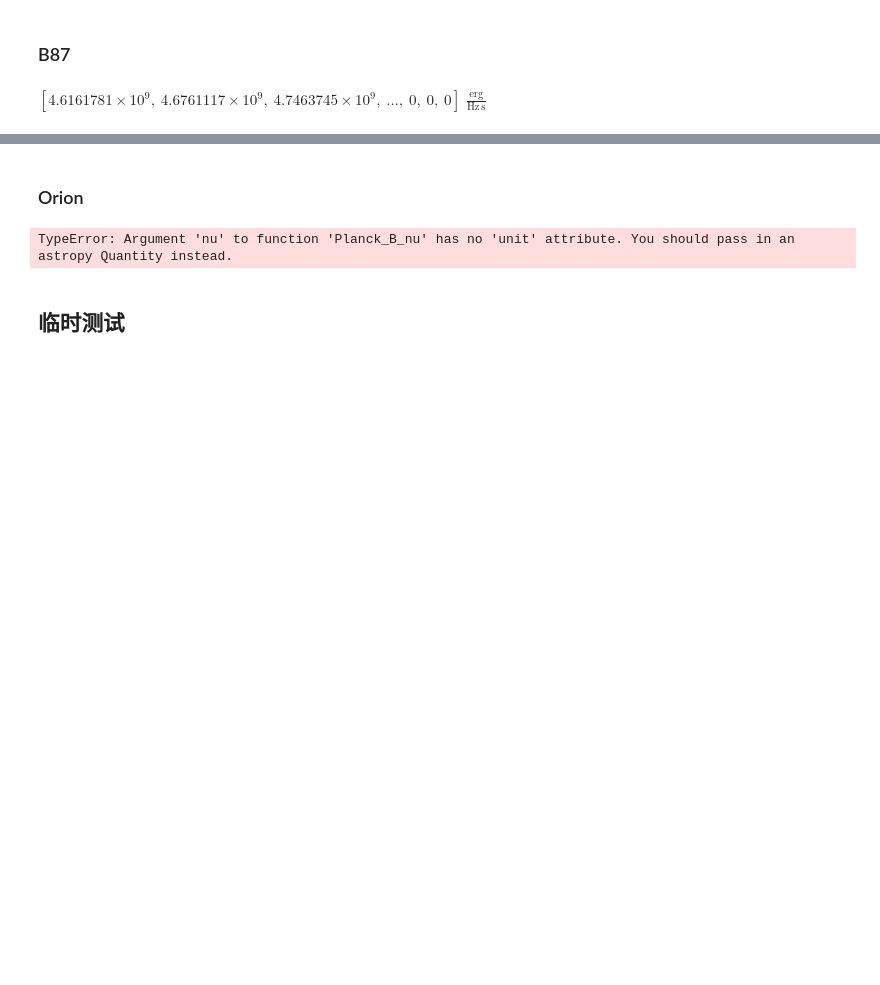
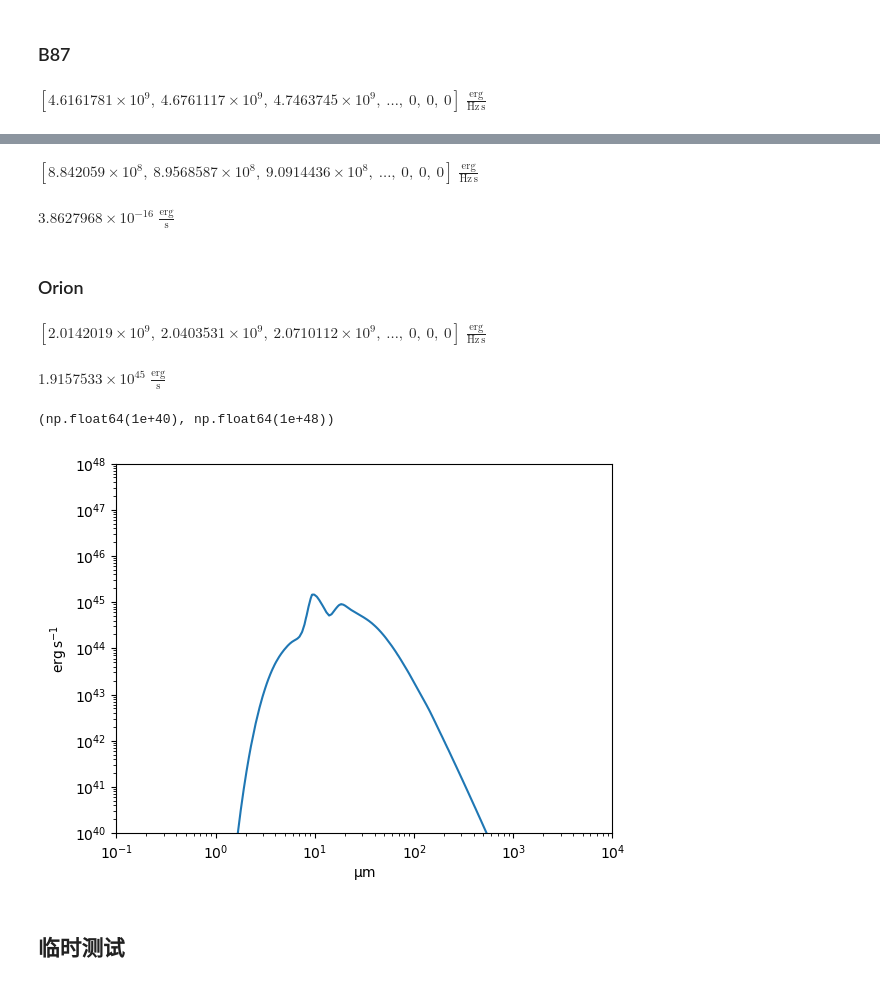
Before and after one commit to c-kj/LRD_dust_modeling, a Jupyter notebook: notebooks/加 units.ipynb, the cells around one changed output, grey strips where cells are left out. Cells and saved outputs as stored; diff of their text form; code cells hidden in the pictures; blank space fills up the shorter version.

```diff
--- a/notebooks/加 units.ipynb
+++ b/notebooks/加 units.ipynb
@@ -120,9 +114,33 @@ PhysicalType('spectral flux density')
+# %%
+model = SemiOrionLRDModel(n_0=1e3 * u.cm**-3, gamma=.5, L_UV=1e46 * u.erg/u.s, T_sub=1500 * u.K, NH_target=7.5e22 * u.cm**-2, opacity=Orion_opacity, )
+model.calc_L_nu()
+# %% [output]
+$[8.842059 \times 10^{8},~8.9568587 \times 10^{8},~9.0914436 \times 10^{8},~\dots,~0,~0,~0] \; \mathrm{\frac{erg}{Hz\,s}}$
+# %%
+model.IR_Flux(1000 * u.K, method='trapz', )
+# %% [output]
+$3.8627968 \times 10^{-16} \; \mathrm{\frac{erg}{s}}$
 # %% [markdown]
 ### Orion
 # %%
-model = OrionLRDModel(n_0=3e2 * u.cm**-3, gamma=.5, T_sub=1500 * u.K, NH_target=7.5e22 * u.cm**-2, opacity=Orion_opacity, incident_SED=Temple_SED)
+model = OrionLRDModel(n_0=1e3 * u.cm**-3, gamma=.5, T_sub=1500 * u.K, NH_target=7.5e22 * u.cm**-2, opacity=Orion_opacity, incident_SED=Temple_SED)
+model.calc_L_nu()
 # %% [output]
-TypeError: Argument 'nu' to function 'Planck_B_nu' has no 'unit' attribute. You should pass in an astropy Quantity instead.
+$[2.0142019 \times 10^{9},~2.0403531 \times 10^{9},~2.0710112 \times 10^{9},~\dots,~0,~0,~0] \; \mathrm{\frac{erg}{Hz\,s}}$
+# %%
+model.tau_ph =0
+(model.calc_L_nu() * model.opacity.nu).max()
+# %% [output]
+$1.9157533 \times 10^{45} \; \mathrm{\frac{erg}{s}}$
+# %%
+model.tau_ph =1
+plt.loglog(model.opacity.wavelength, model.calc_L_nu() * model.opacity.nu)
+
+plt.xlim(1e-1*u.micron, 1e4 * u.micron)
+plt.ylim(*[1e40,1e48]*u.erg/u.s)
+# %% [output]
+(np.float64(1e+40), np.float64(1e+48))
+[figure, added]
 # %% [markdown]
 ## 临时测试
 # %%
```
Also changed, not shown: parts of 4 cells of this notebook, 1 other file.
